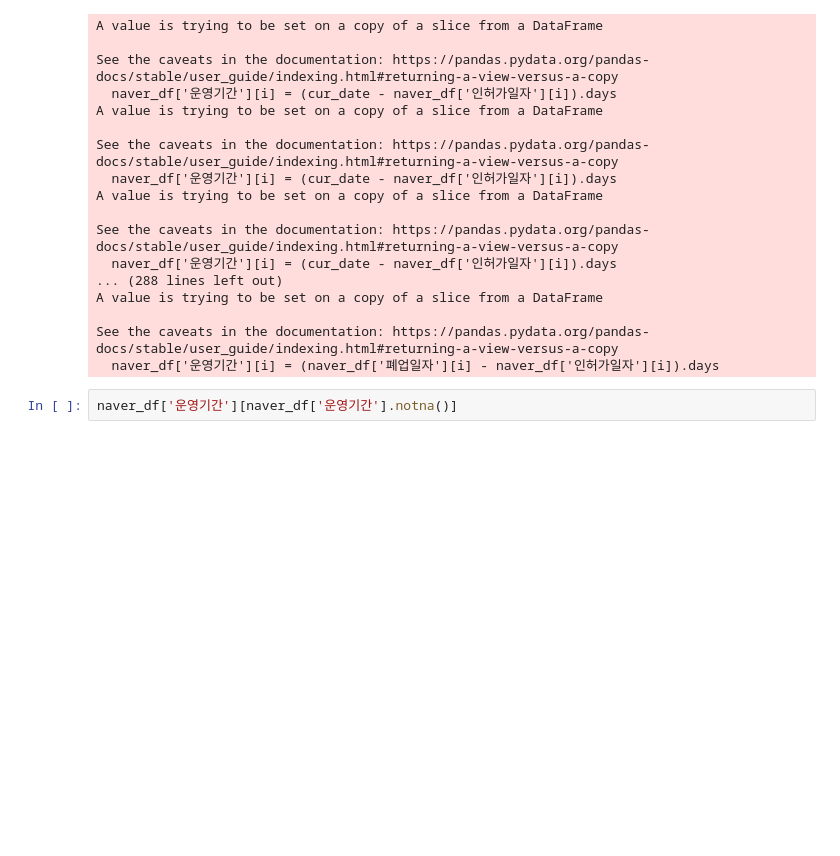
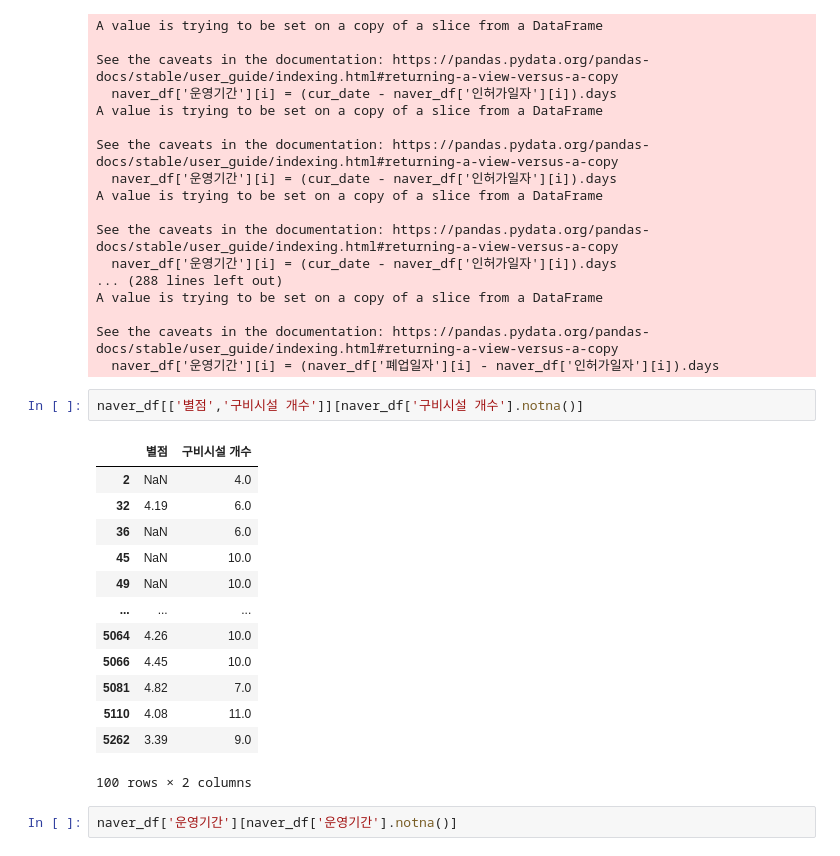
Before and after one commit to manki8908/Project_TJ_EDA_202305, a Jupyter notebook: data_anl/src/correlation_matrix_with_naver.ipynb, the cells around one changed output. Saved outputs shown, nothing was run; the diff lists cells and outputs as text; blank space fills up the shorter version.

```diff
--- a/data_anl/src/correlation_matrix_with_naver.ipynb
+++ b/data_anl/src/correlation_matrix_with_naver.ipynb
@@ -142,6 +142,22 @@ A value is trying to be set on a copy of a slice from a DataFrame
 
 See the caveats in the documentation: https://pandas.pydata.org/pandas-docs/stable/user_guide/indexing.html#returning-a-view-versus-a-copy
   naver_df['운영기간'][i] = (naver_df['폐업일자'][i] - naver_df['인허가일자'][i]).days
+# %%
+naver_df[['별점','구비시설 개수']][naver_df['구비시설 개수'].notna()]
+# %% [output]
+|  | 별점 | 구비시설 개수 |
+| 2 | NaN | 4.0 |
+| 32 | 4.19 | 6.0 |
+| 36 | NaN | 6.0 |
+| 45 | NaN | 10.0 |
+| 49 | NaN | 10.0 |
+| ... | ... | ... |
+| 5064 | 4.26 | 10.0 |
+| 5066 | 4.45 | 10.0 |
+| 5081 | 4.82 | 7.0 |
+| 5110 | 4.08 | 11.0 |
+| 5262 | 3.39 | 9.0 |
+100 rows × 2 columns
 # %%
 naver_df['운영기간'][naver_df['운영기간'].notna()]
 # %% [output]
```
Also changed, not shown: parts of 6 cells of this notebook.
